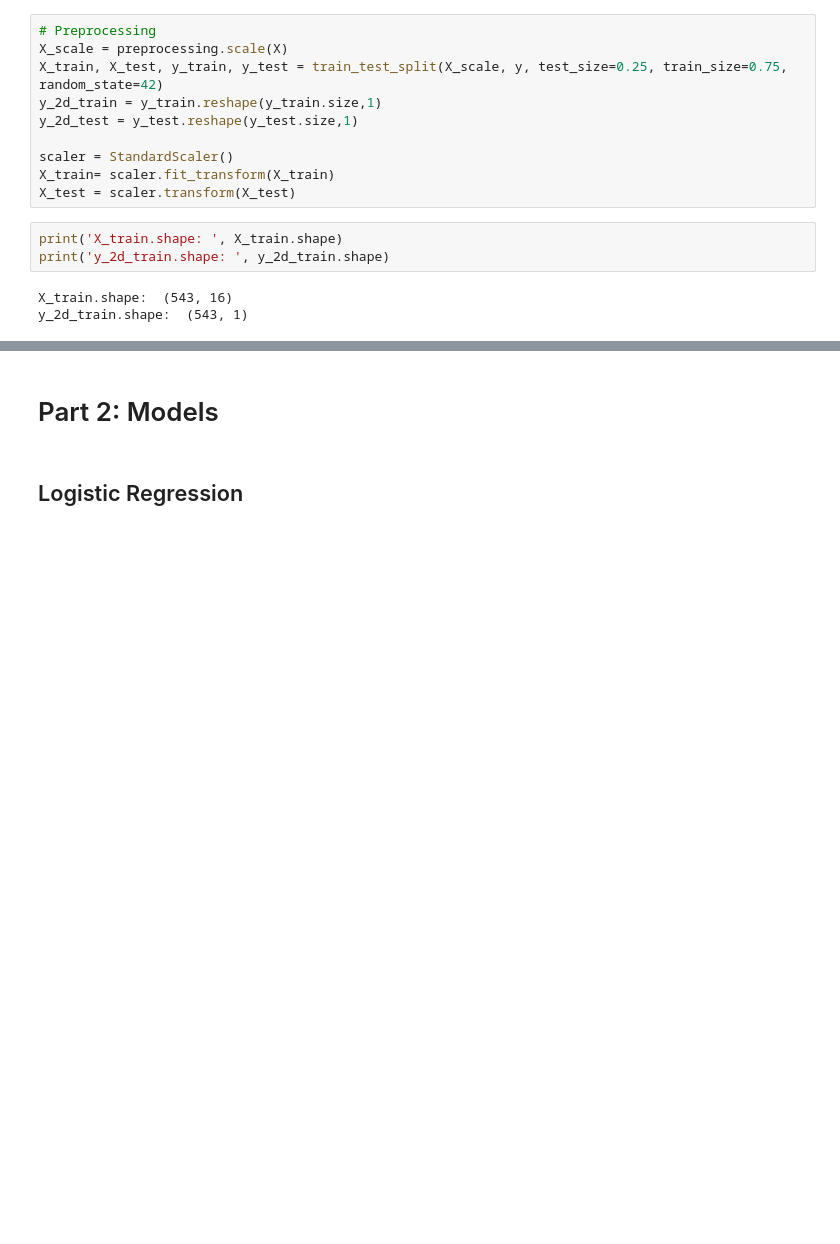
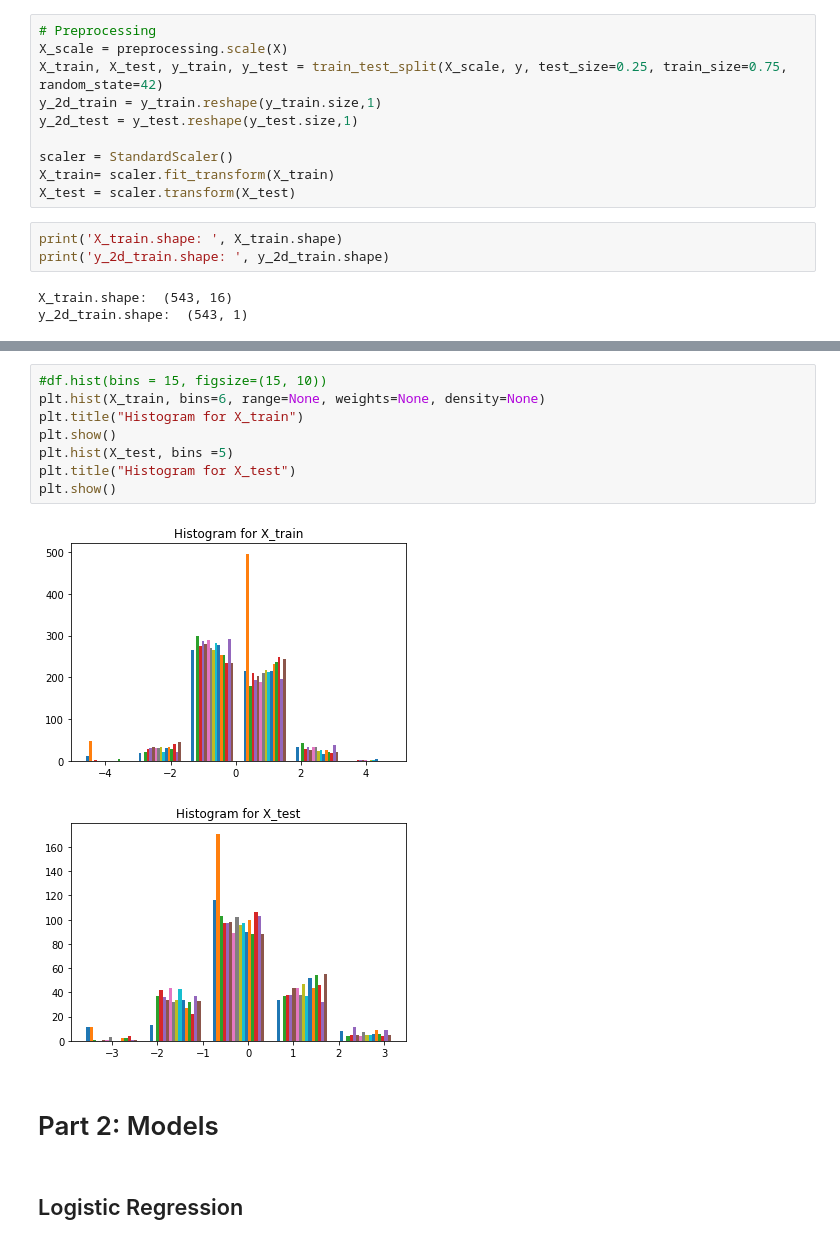
Before and after one commit to apurbaanik/ML_Final_Project_NBA, a Jupyter notebook: ML_Final_Project_Logistic.ipynb, the cells around one changed output, grey strips where cells are left out. Saved outputs shown, nothing was run; the diff lists cells and outputs as text; blank space fills up the shorter version.

```diff
--- a/ML_Final_Project_Logistic.ipynb
+++ b/ML_Final_Project_Logistic.ipynb
@@ -79,3 +84,14 @@ y_2d_train.shape:  (543, 1)
+# %%
+#df.hist(bins = 15, figsize=(15, 10))
+plt.hist(X_train, bins=6, range=None, weights=None, density=None)
+plt.title("Histogram for X_train")
+plt.show()
+plt.hist(X_test, bins =5)
+plt.title("Histogram for X_test")
+plt.show()
+# %% [output]
+[figure, added]
+[figure, added]
 # %% [markdown]
 # Part 2: Models
 # %% [markdown]
```
Also changed, not shown: parts of 3 cells of this notebook.
